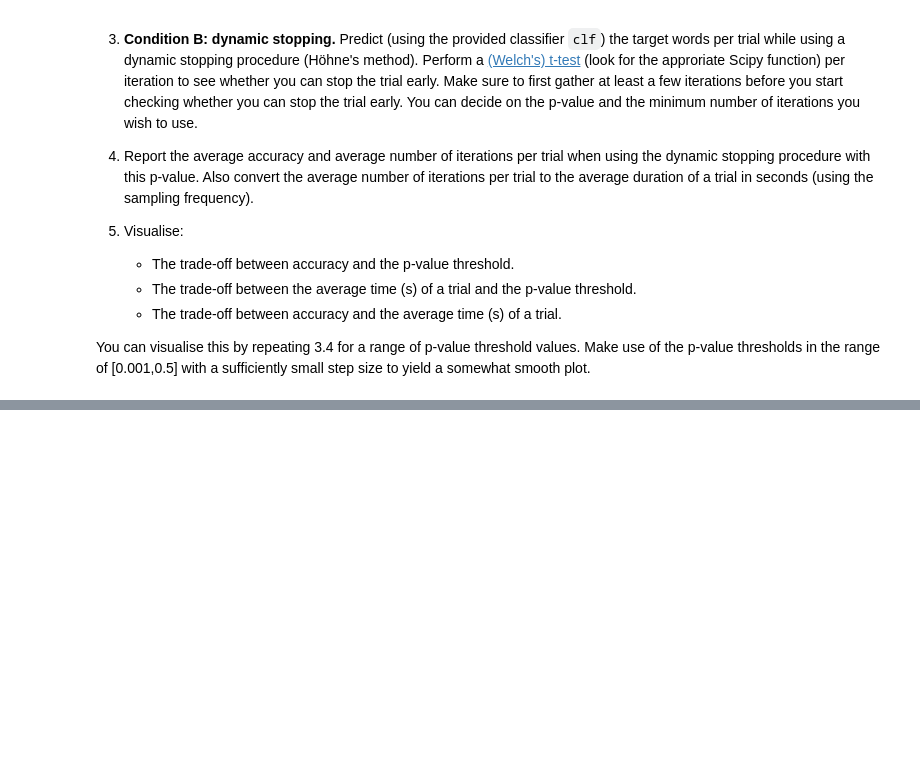
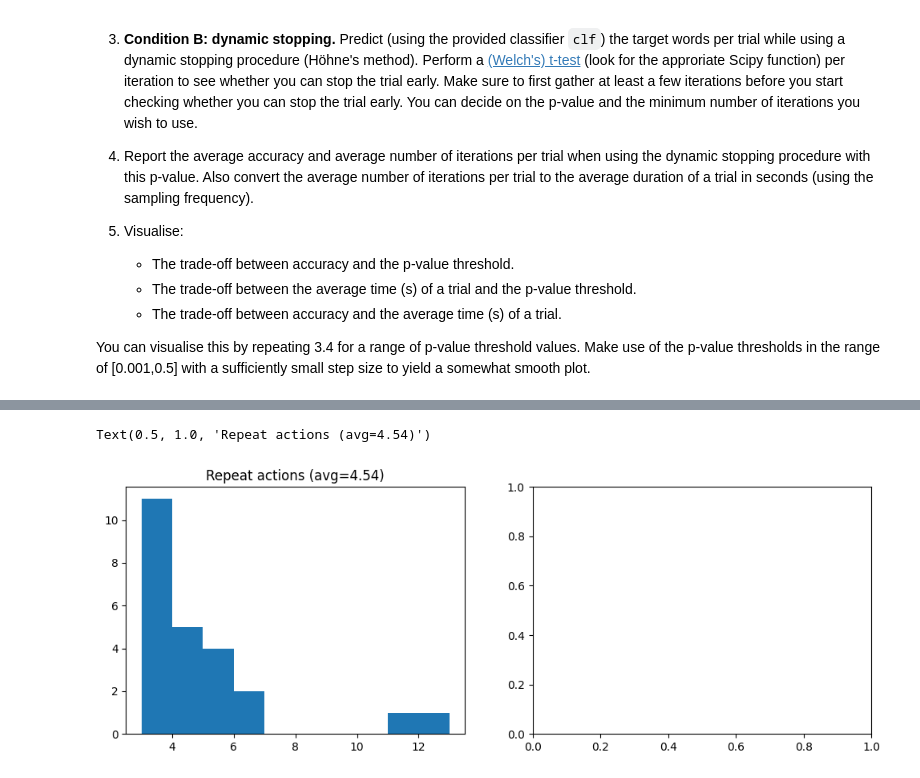
Before and after one commit to RobertvdLeeuw/nix-radboud, a Jupyter notebook: subjects/BCI/assignment_07_dynamic_stopping.ipynb, the cells around one changed output, grey strips where cells are left out. Saved outputs shown, nothing was run; the diff lists cells and outputs as text; code cells hidden in the pictures; blank space fills up the shorter version.

```diff
--- a/subjects/BCI/assignment_07_dynamic_stopping.ipynb
+++ b/subjects/BCI/assignment_07_dynamic_stopping.ipynb
@@ -224,2 +299,14 @@ Text(0.5, 1.0, 'AUC-ROC Curve of the LDA classifier [online]')
+# %%
+# Answer here for 4.4 (Average accuracy and average duration)
+fig, ax = plt.subplots(1, 2, figsize=(12, 4))
+
+ax[0].hist(ran_iterations)
+ax[0].set_title(f"Repeat actions (avg={round(np.mean(ran_iterations), 2)})")
+
+ax[1].hist(ran_iterations)
+ax[1].set_title(f"Accuracy actions (avg={round(np.mean(ran_iterations), 2)})")
+# %% [output]
+Text(0.5, 1.0, 'Repeat actions (avg=4.54)')
+[figure, added]
 # %%
 # Answer here for 4.5 (Visualisation of the trade-offs)
```
Also changed, not shown: parts of 10 cells of this notebook, 10 other files.
